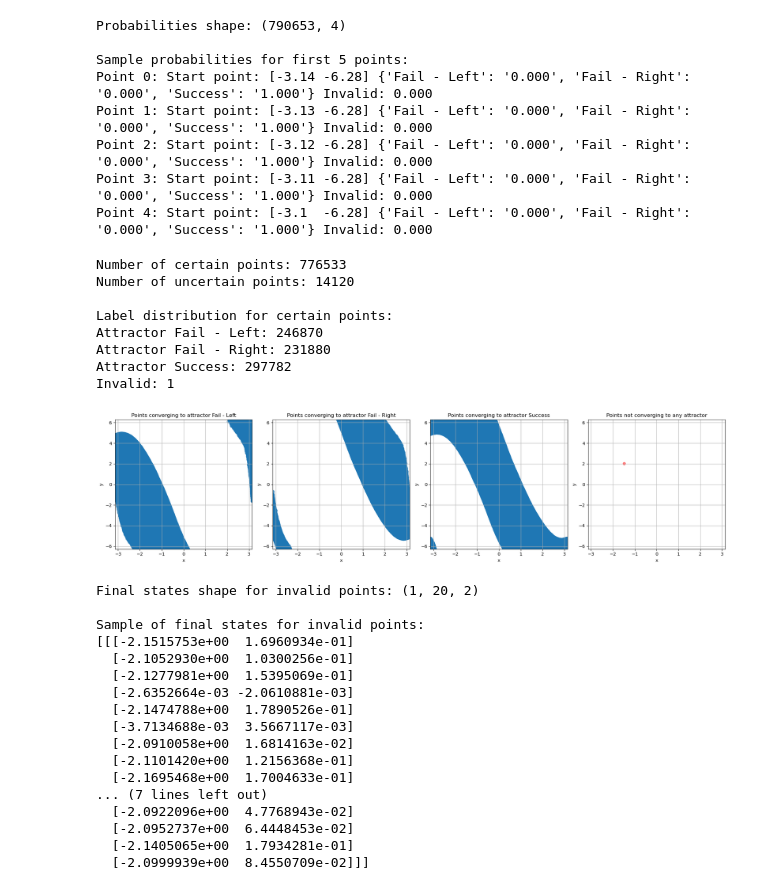
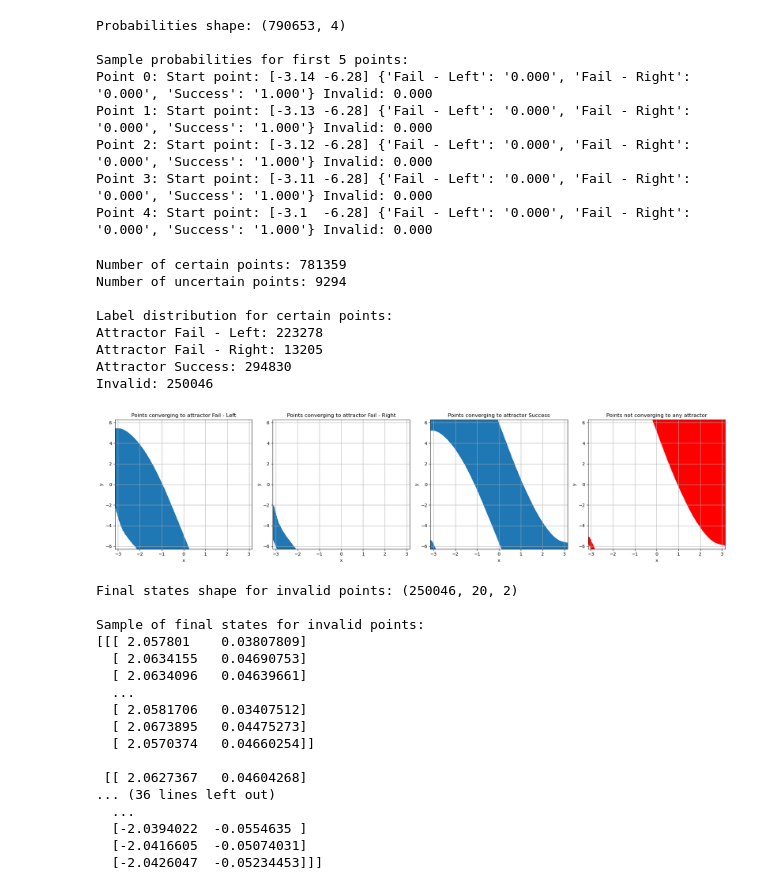
Before and after one commit to PRX-Kinodynamic/Generative-Motion-Planner, a Jupyter notebook: scripts/RoA.ipynb, the cells around one changed output. Cells and saved outputs as stored; diff of their text form; code cells hidden in the pictures.

```diff
--- a/scripts/RoA.ipynb
+++ b/scripts/RoA.ipynb
@@ -34,17 +34,18 @@ expected_labels = gt_data[:, 2]
 
 labels_set, labels_array = get_labels_array(expected_labels, invalid_label)
 # %%
-exp_name = "25_02_16-18_03_43_H32_T20_PADT_EPSF_ATNF_LD1_data_lim_100"
-timestamp = '2025-02-20_16-43-44'
-n_runs = 20
+exp_name = "25_02_16-18_04_46_H32_T20_PADT_EPSF_ATNF_LD1_data_lim_1000"
+timestamp = '2025-02-20_18-37-43'
+
+n_runs = 100
 model_state_name = "best.pt"
 
-
-exp_path = path.join("experiments", dataset, path_prefix, exp_name, "generated_trajectories", timestamp)
+exp_path = path.join("experiments", dataset, path_prefix, exp_name)
+gen_traj_path = path.join(exp_path, "generated_trajectories", timestamp)
 # %%
 from scripts.estimate_roa import load_final_states_data
 
-final_states_path = path.join("experiments", dataset, path_prefix, exp_name, "generated_trajectories", timestamp, "final_states")
+final_states_path = path.join("experiments", dataset, path_prefix, exp_name, "generated_trajectories", timestamp)
 
 all_predicted_labels, all_final_states = load_final_states_data(final_states_path, n_runs, invalid_label)
 all_final_states = all_final_states.transpose(1, 0, 2)
@@ -144,6 +146,8 @@ certain_labels = np.argmax(all_probs[certain_mask], axis=1)
 certain_points = start_points[certain_indices]
 certain_point_labels = certain_labels
 uncertain_points = start_points[uncertain_indices]
+invalid_mask = certain_point_labels == len(attractor_labels)
+invalid_points = certain_points[invalid_mask]
 
 print(f"\nNumber of certain points: {len(certain_points)}")
 print(f"Number of uncertain points: {len(uncertain_points)}")
@@ -155,14 +159,14 @@ for label, count in zip(unique_labels, label_counts):
     else:
         print(f"Invalid: {count}")
 # %% [output]
-Number of certain points: 776533
-Number of uncertain points: 14120
+Number of certain points: 781359
+Number of uncertain points: 9294
 
 Label distribution for certain points:
-Attractor Fail - Left: 246870
-Attractor Fail - Right: 231880
-Attractor Success: 297782
-Invalid: 1
+Attractor Fail - Left: 223278
+Attractor Fail - Right: 13205
+Attractor Success: 294830
+Invalid: 250046
 # %%
 import matplotlib.pyplot as plt
 
@@ -171,37 +175,37 @@ n_plots = len(attractor_labels) + 1  # +1 for invalid points
 fig, axes = plt.subplots(1, n_plots, figsize=(5*n_plots, 5))
 
 # Get overall min and max for x and y coordinates
 x_min = certain_points[:, 0].min()
 x_max = certain_points[:, 0].max()
 y_min = certain_points[:, 1].min()
 y_max = certain_points[:, 1].max()
 
 # Plot points for each attractor
 for i, label in enumerate(attractor_labels):
     mask = certain_point_labels == i
     axes[i].scatter(certain_points[mask, 0], certain_points[mask, 1], alpha=0.5)
     axes[i].set_title(f'Points converging to attractor {label}')
     axes[i].set_xlabel('x')
     axes[i].set_ylabel('y')
     axes[i].grid(True)
     axes[i].set_xlim(x_min, x_max)
     axes[i].set_ylim(y_min, y_max)
 
 # Plot invalid points
-mask = certain_point_labels == len(attractor_labels)
-axes[-1].scatter(certain_points[mask, 0], certain_points[mask, 1], alpha=0.5, color='red')
+
+axes[-1].scatter(certain_points[invalid_mask, 0], certain_points[invalid_mask, 1], alpha=0.5, color='red')
 axes[-1].set_title('Points not converging to any attractor')
 axes[-1].set_xlabel('x')
 axes[-1].set_ylabel('y')
 axes[-1].grid(True)
 axes[-1].set_xlim(x_min, x_max)
 axes[-1].set_ylim(y_min, y_max)
 
 plt.tight_layout()
 
-plt.savefig(path.join(exp_path, "certain_points.png"), dpi=300, bbox_inches='tight')
+plt.savefig(path.join(gen_traj_path, "certain_points.png"), dpi=300, bbox_inches='tight')
 # %% [output]
-[figure, old version]
+[figure, new version]
 # %%
 # Get final states for points labeled as invalid
 invalid_mask = certain_point_labels == len(attractor_labels)
@@ -210,23 +214,23 @@ print("Final states shape for invalid points:", invalid_final_states.shape)
 print("\nSample of final states for invalid points:")
 print(invalid_final_states[:])
 # %% [output]
-Final states shape for invalid points: (1, 20, 2)
+Final states shape for invalid points: (250046, 20, 2)
 
 Sample of final states for invalid points:
-[[[-2.1515753e+00  1.6960934e-01]
-  [-2.1052930e+00  1.0300256e-01]
-  [-2.1277981e+00  1.5395069e-01]
-  [-2.6352664e-03 -2.0610881e-03]
-  [-2.1474788e+00  1.7890526e-01]
-  [-3.7134688e-03  3.5667117e-03]
-  [-2.0910058e+00  1.6814163e-02]
-  [-2.1101420e+00  1.2156368e-01]
-  [-2.1695468e+00  1.7004633e-01]
-... (7 lines left out)
-  [-2.0922096e+00  4.7768943e-02]
-  [-2.0952737e+00  6.4448453e-02]
-  [-2.1405065e+00  1.7934281e-01]
-  [-2.0999939e+00  8.4550709e-02]]]
+[[[ 2.057801    0.03807809]
+  [ 2.0634155   0.04690753]
+  [ 2.0634096   0.04639661]
+  ...
+  [ 2.0581706   0.03407512]
+  [ 2.0673895   0.04475273]
+  [ 2.0570374   0.04660254]]
+
+ [[ 2.0627367   0.04604268]
+... (36 lines left out)
+  ...
+  [-2.0394022  -0.0554635 ]
+  [-2.0416605  -0.05074031]
+  [-2.0426047  -0.05234453]]]
 # %%
 # Create a scatter plot of invalid final states
 plt.figure(figsize=(8, 8))
```
Also changed, not shown: parts of 9 cells of this notebook, 12 other files.
